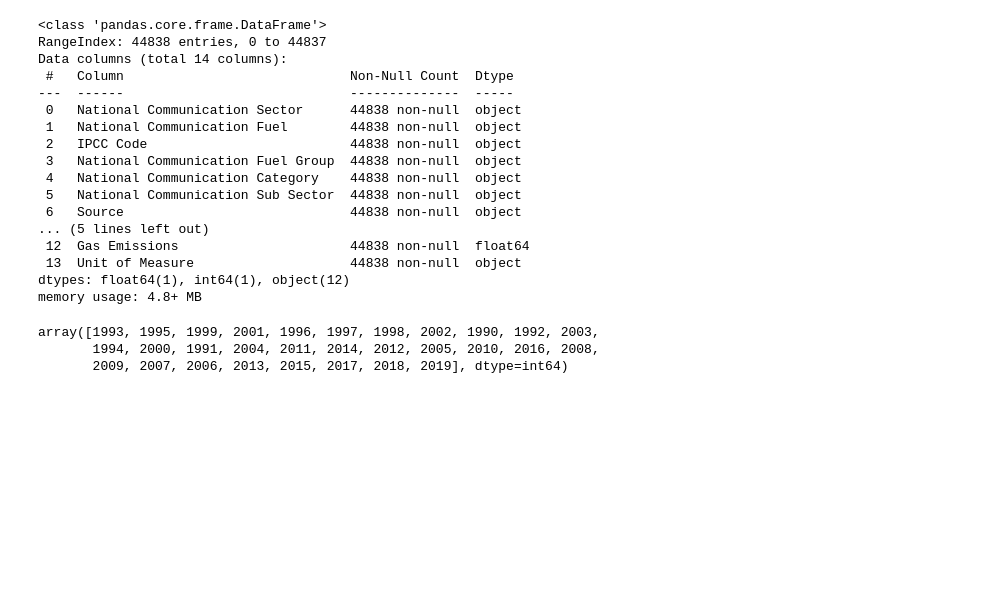
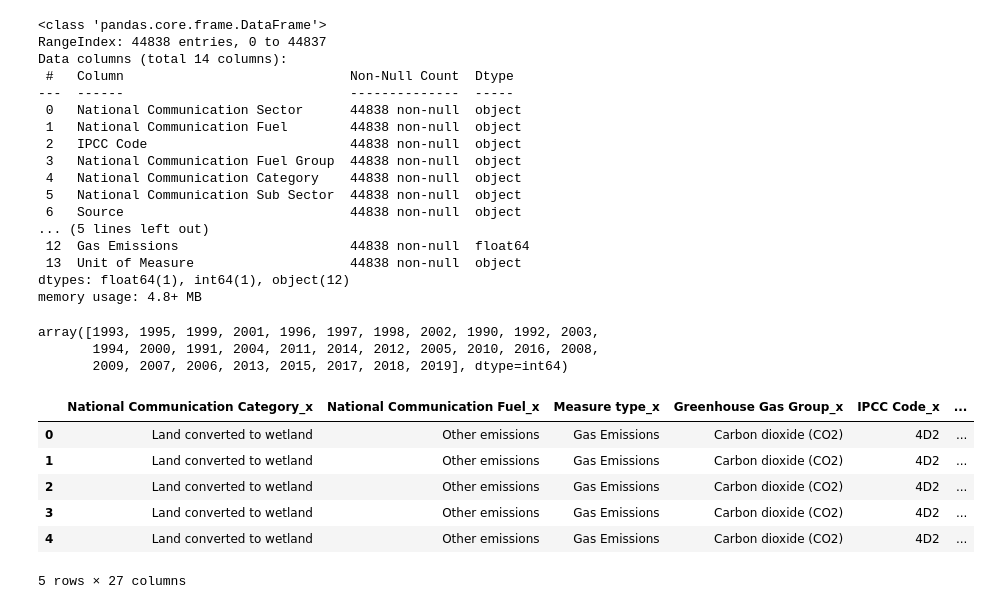
Before and after one commit to fbrowther/Global-Warming-UK-Greenhouse-Gas-Emissions, a Jupyter notebook: Initial Data Import and Analysis.ipynb, the cells around one changed output. Saved outputs shown, nothing was run; the diff lists cells and outputs as text; code cells hidden in the pictures; blank space fills up the shorter version.

```diff
--- a/Initial Data Import and Analysis.ipynb
+++ b/Initial Data Import and Analysis.ipynb
@@ -91,3 +91,13 @@ memory usage: 4.8+ MB
 array([1993, 1995, 1999, 2001, 1996, 1997, 1998, 2002, 1990, 1992, 2003,
        1994, 2000, 1991, 2004, 2011, 2014, 2012, 2005, 2010, 2016, 2008,
        2009, 2007, 2006, 2013, 2015, 2017, 2018, 2019], dtype=int64)
+# %%
+data_df.head()
+# %% [output]
+|  | National Communication Category_x | National Communication Fuel_x | Measure type_x | Greenhouse Gas Group_x | IPCC Code_x | ... |
+| 0 | Land converted to wetland | Other emissions | Gas Emissions | Carbon dioxide (CO2) | 4D2 | ... |
+| 1 | Land converted to wetland | Other emissions | Gas Emissions | Carbon dioxide (CO2) | 4D2 | ... |
+| 2 | Land converted to wetland | Other emissions | Gas Emissions | Carbon dioxide (CO2) | 4D2 | ... |
+| 3 | Land converted to wetland | Other emissions | Gas Emissions | Carbon dioxide (CO2) | 4D2 | ... |
+| 4 | Land converted to wetland | Other emissions | Gas Emissions | Carbon dioxide (CO2) | 4D2 | ... |
+5 rows × 27 columns
```
Also changed, not shown: parts of 2 cells of this notebook.
